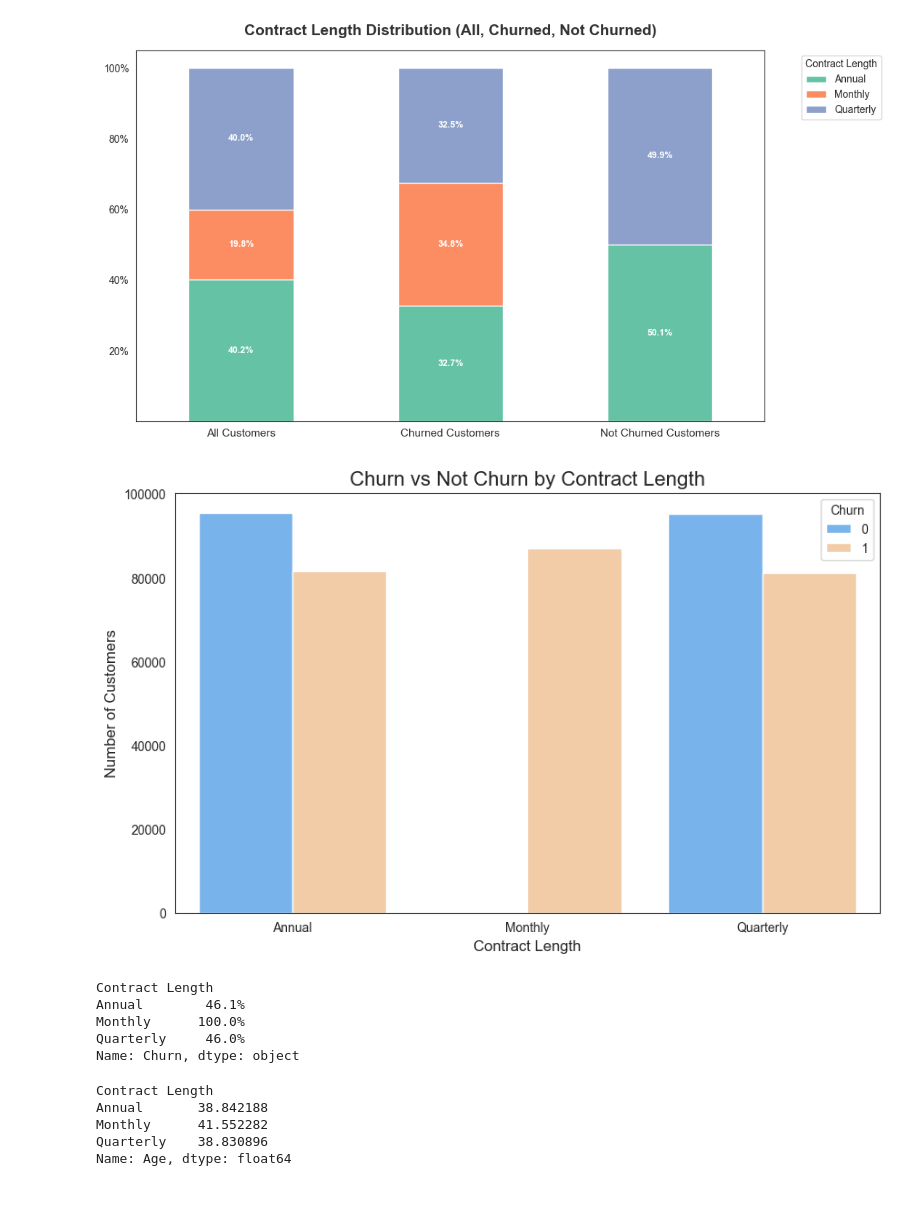
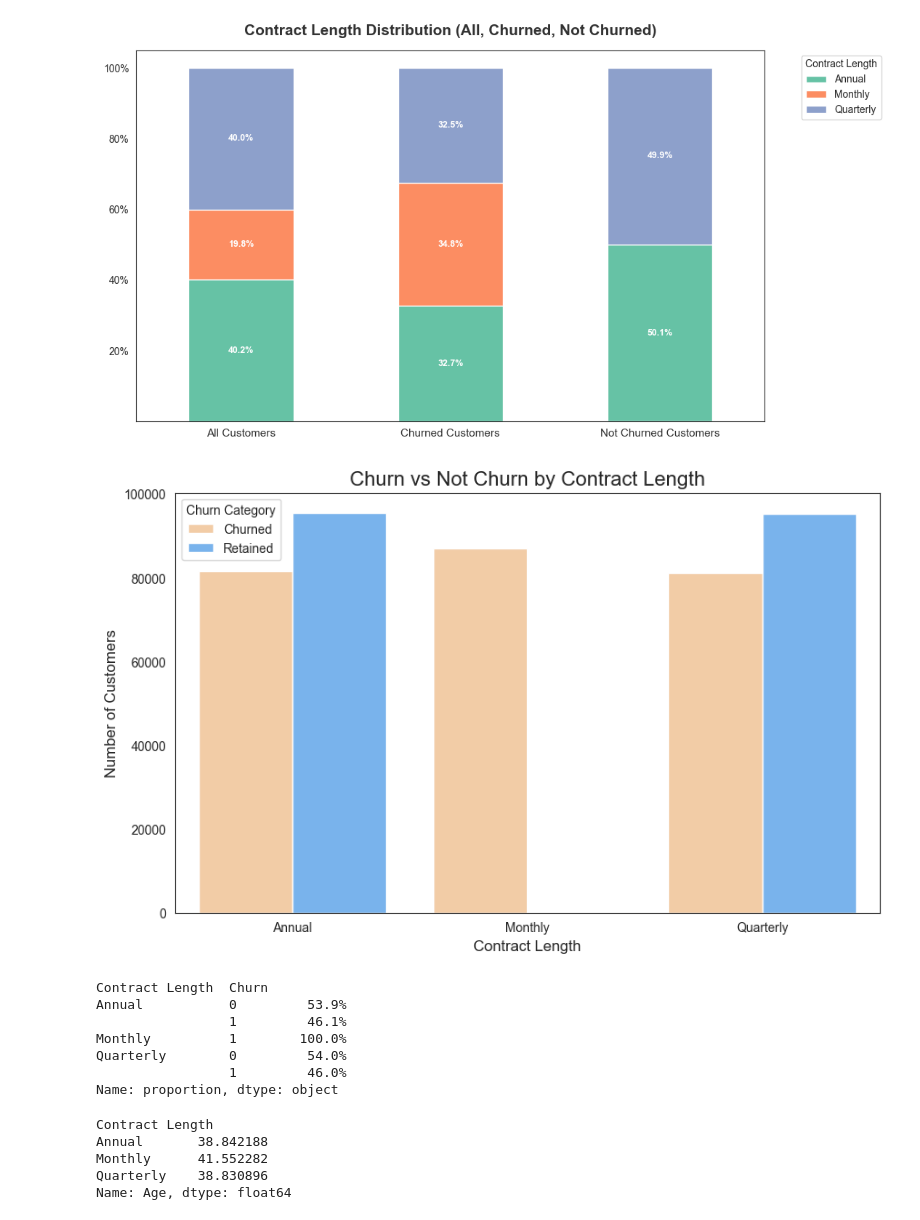
Before and after one commit to EngiEid/Customer_Churn_Dataset_Analysis, a Jupyter notebook: Python/Analysis.ipynb, the cells around one changed output. Saved outputs shown, nothing was run; the diff lists cells and outputs as text; code cells hidden in the pictures.

```diff
--- a/Python/Analysis.ipynb
+++ b/Python/Analysis.ipynb
@@ -734,25 +734,27 @@ plt.show()
 # %% [output]
 [figure]
 # %%
-contract_churn_counts = df.groupby(['Contract Length', 'Churn'], observed=True).size().reset_index(name='Count')
+contract_churn_counts = df.groupby(['Contract Length', 'Churn Category'], observed=True).size().reset_index(name='Count')
 
 plt.figure(figsize=(10,6))
-sns.barplot(x='Contract Length', y='Count', hue='Churn', data=contract_churn_counts, palette=['#66b3ff','#ffcc99'])
+sns.barplot(x='Contract Length', y='Count', hue='Churn Category', data=contract_churn_counts, palette=['#ffcc99','#66b3ff'])
 
 plt.title('Churn vs Not Churn by Contract Length', fontsize=16)
 plt.xlabel('Contract Length', fontsize=12)
 plt.ylabel('Number of Customers', fontsize=12)
 plt.show()
 # %% [output]
-[figure, old version]
+[figure, new version]
-# %%
-(df.groupby('Contract Length')['Churn'].mean()*100).round(1).astype(str) + '%'
-# %% [output]
-Contract Length
-Annual        46.1%
-Monthly      100.0%
-Quarterly     46.0%
-Name: Churn, dtype: object
+# %%
+(df.groupby('Contract Length')['Churn'].value_counts(normalize=True)*100).round(1).astype(str) + '%'
+# %% [output]
+Contract Length  Churn
+Annual           0         53.9%
+                 1         46.1%
+Monthly          1        100.0%
+Quarterly        0         54.0%
+                 1         46.0%
+Name: proportion, dtype: object
 # %%
 df.groupby('Contract Length')['Age'].mean()
 # %% [output]
```
Also changed, not shown: parts of 5 cells of this notebook, 11 other files.
